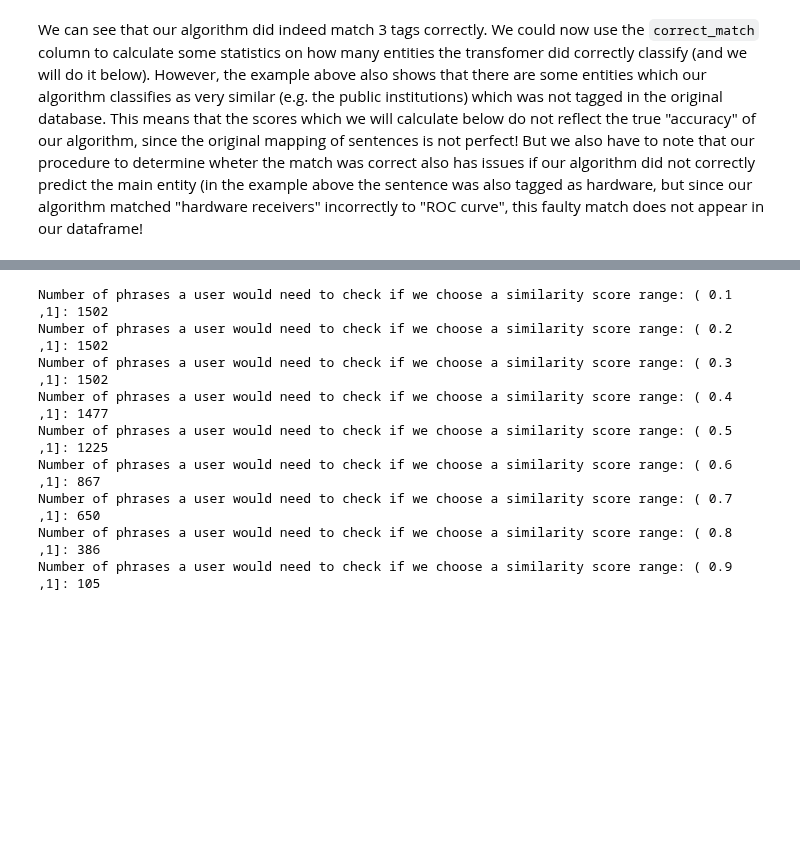
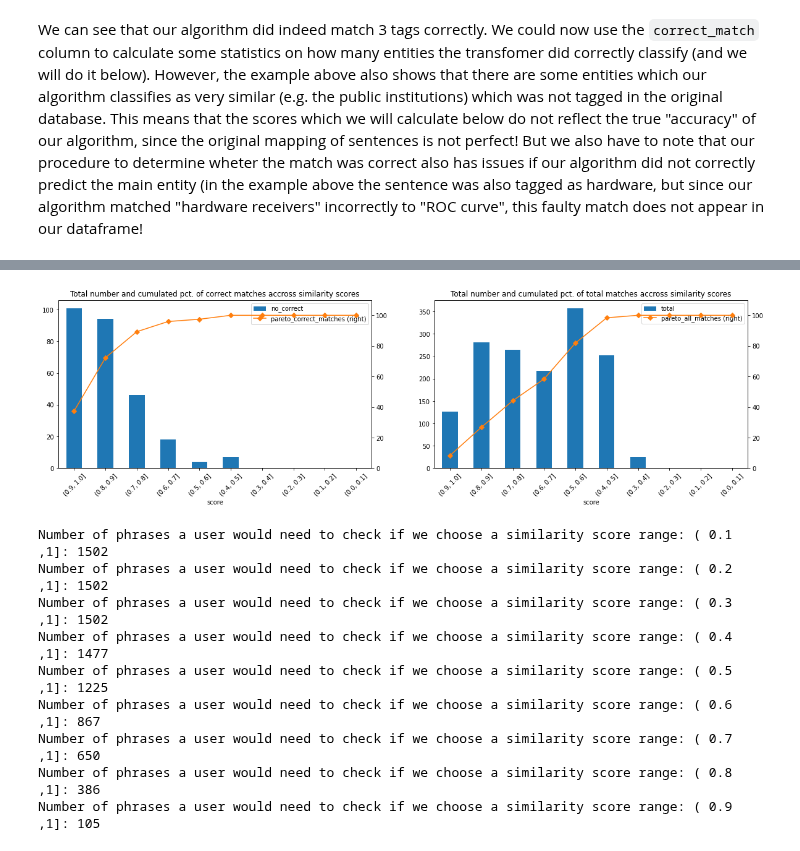
Before and after one commit to Heity94/TWSM_Lab, a Jupyter notebook: Project/Notebooks/PH_SentenceTransfomer_NounPhrases.ipynb, the cells around one changed output, grey strips where cells are left out. Saved outputs shown, nothing was run; the diff lists cells and outputs as text; code cells hidden in the pictures; blank space fills up the shorter version.

```diff
--- a/Project/Notebooks/PH_SentenceTransfomer_NounPhrases.ipynb
+++ b/Project/Notebooks/PH_SentenceTransfomer_NounPhrases.ipynb
@@ -278,3 +281,28 @@ corr_match_bins
+# %%
+#corr_match_bins = corr_match_bins.iloc[::-1]
+corr_match_bins['pareto_correct_matches'] = 100 *corr_match_bins.no_correct.cumsum() / corr_match_bins.no_correct.sum()
+corr_match_bins['pareto_all_matches'] = 100 *corr_match_bins.total.cumsum() / corr_match_bins.total.sum()
+fig, axes = plt.subplots(1,2, figsize=(20,5))
+
+# First plot
+ax1 = corr_match_bins.plot(use_index=True, y='no_correct',  kind='bar', ax=axes[0])
+ax2 = corr_match_bins.plot(use_index=True, y='pareto_correct_matches', marker='D', color="C1", kind='line', ax=axes[0], secondary_y=True)
+#ax1.invert_xaxis()
+for tick in ax1.get_xticklabels():
+    tick.set_rotation(45)
+#ax2.invert_xaxis()
+ax2.set_ylim([0,110]);
+axes[0].set_title("Total number and cumulated pct. of correct matches accross similarity scores")
+
+# Second plot
+ax3 = corr_match_bins.plot(use_index=True, y='total',  kind='bar', ax=axes[1])
+ax4 = corr_match_bins.plot(use_index=True, y='pareto_all_matches', marker='D', color="C1", kind='line', ax=axes[1], secondary_y=True)
+for tick in ax3.get_xticklabels():
+    tick.set_rotation(45)
+ax4.set_ylim([0,110])
+axes[1].set_title("Total number and cumulated pct. of total matches accross similarity scores");
+# %% [output]
+[figure, added]
 # %%
 # Lets see how many noun phrases a user would have to look depending on the range we choose
 for i in np.arange(0.1,1.,0.1):
```
Also changed, not shown: parts of 7 cells of this notebook.
